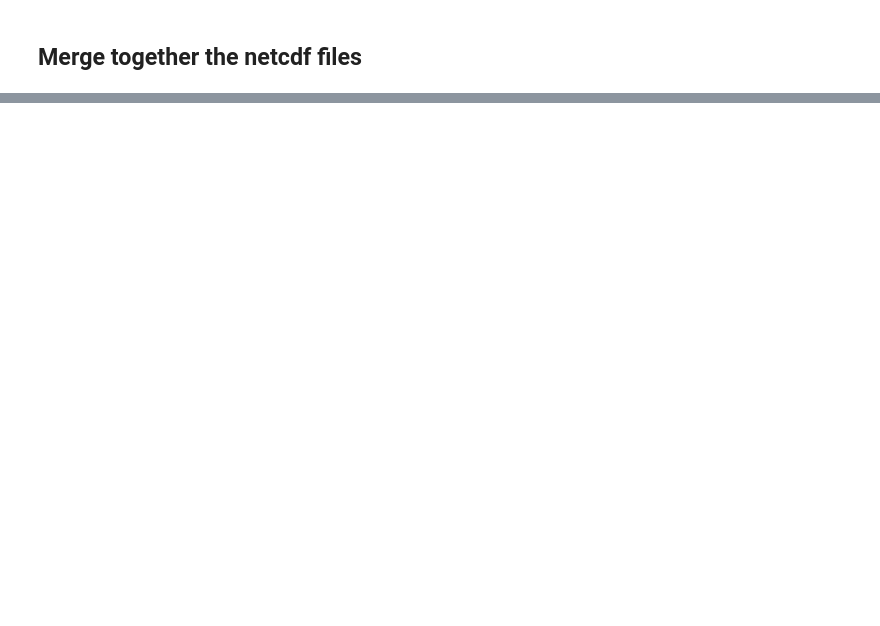
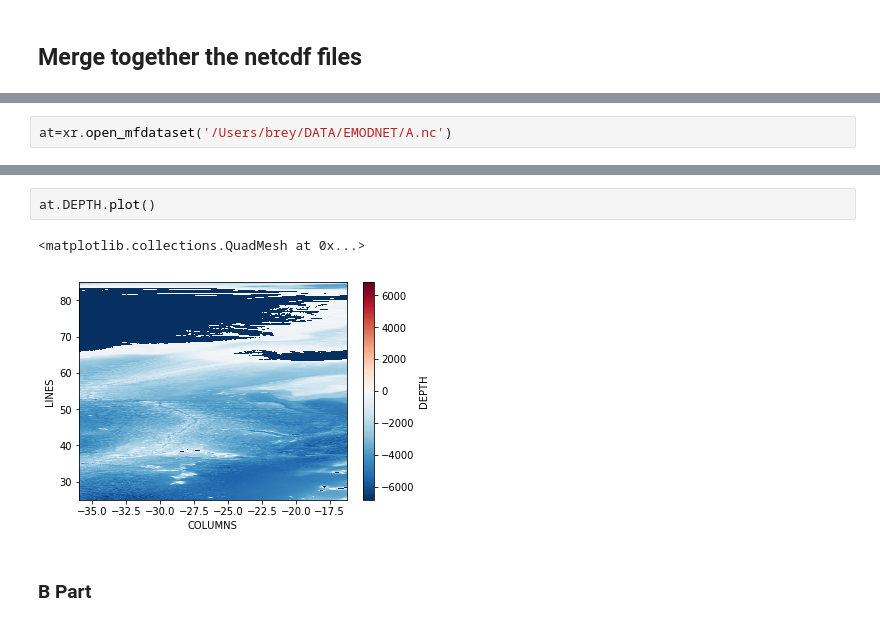
Before and after one commit to brey/pyPoseidon, a Jupyter notebook: Notebooks/DEM/EMODNET.ipynb, the cells around one changed output, grey strips where cells are left out. Cells and saved outputs as stored; diff of their text form; blank space fills up the shorter version.

```diff
--- a/Notebooks/DEM/EMODNET.ipynb
+++ b/Notebooks/DEM/EMODNET.ipynb
@@ -123,0 +137,2 @@ RuntimeError: Input/output error
+# %%
+at=xr.open_mfdataset('/Users/brey/DATA/EMODNET/A.nc')
@@ -123,0 +159,7 @@ RuntimeError: Input/output error
+# %%
+at.DEPTH.plot()
+# %% [output]
+<matplotlib.collections.QuadMesh at 0x...>
+[figure, added]
+# %% [markdown]
+### B Part
```
Also changed, not shown: parts of 51 cells of this notebook, 3 other files.
